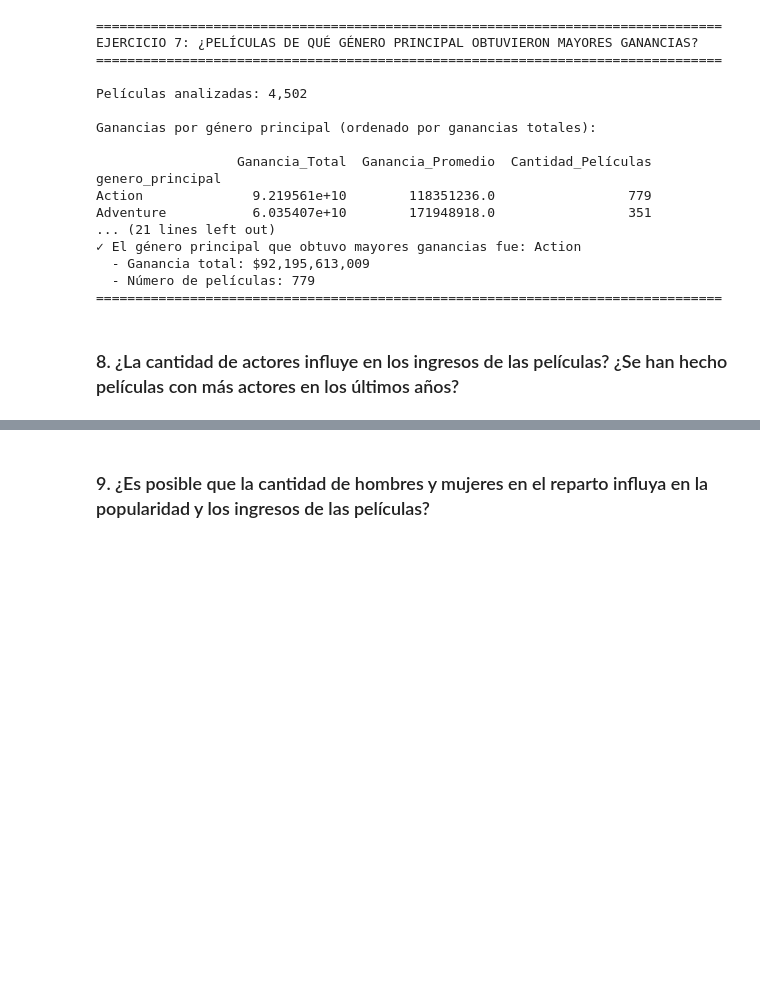
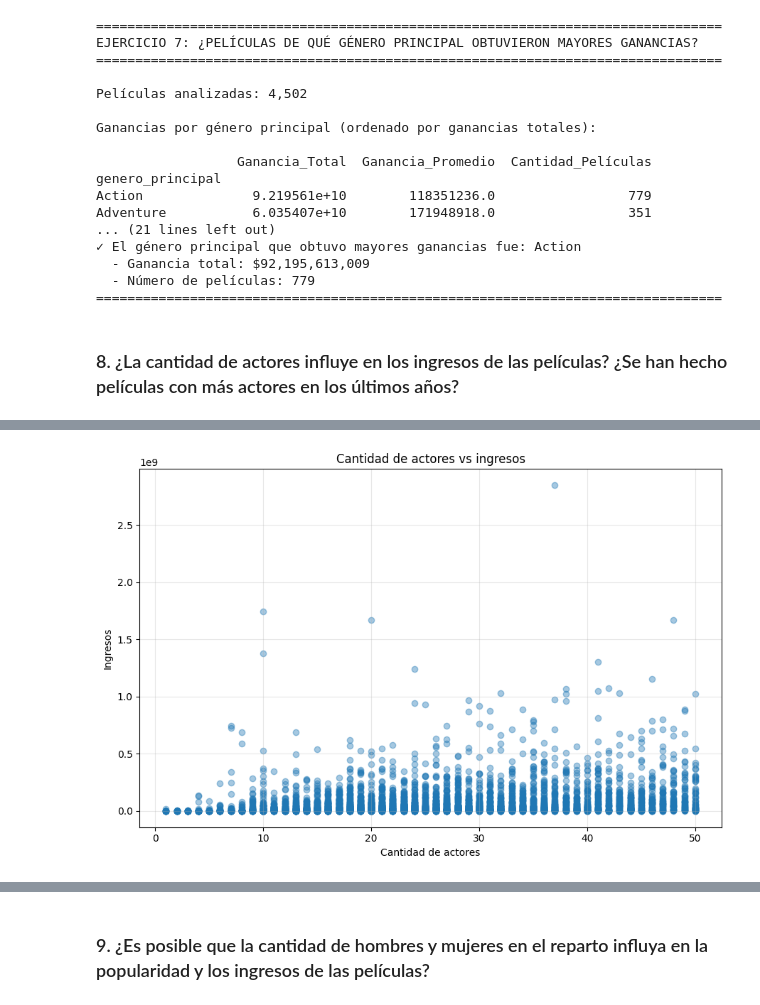
Before and after one commit to jcdiegolopez/MD-LAB01, a Jupyter notebook: main.ipynb, the cells around one changed output, grey strips where cells are left out. Saved outputs shown, nothing was run; the diff lists cells and outputs as text; code cells hidden in the pictures; blank space fills up the shorter version.

Commit message:
Ejercicio 4.8

```diff
--- a/main.ipynb
+++ b/main.ipynb
@@ -1172,3 +1172,98 @@ Adventure           6.035407e+10        171948918.0                 351
 ================================================================================
 # %% [markdown]
 ### 8. ¿La cantidad de actores influye en los ingresos de las películas? ¿Se han hecho películas con más actores en los últimos años?
+# %%
+
+
+print("=" * 80)
+print("EJERCICIO 8: CANTIDAD DE ACTORES")
+print("=" * 80)
+
+# ----------------------------------------------------------------------------
+# Preparación de datos
+# ----------------------------------------------------------------------------
+
+df = datos.copy()
+
+df = df[
+    (df['actorsAmount'] > 0) &
+    (df['actorsAmount'] <= 50) &
+    (df['revenue'] > 0)
+].copy()
+
+print(f"Películas analizadas: {len(df):,}")
+
+# ----------------------------------------------------------------------------
+# PARTE 1
+# ----------------------------------------------------------------------------
+
+print("\nRelación entre cantidad de actores e ingresos")
+
+# Correlación
+corr_spearman, _ = spearmanr(df['actorsAmount'], df['revenue'])
+print(f"Correlación Spearman: {corr_spearman:.4f}")
+
+# Se agrupa por rangos de cantidad de actores
+df['grupo_actores'] = pd.cut(
+    df['actorsAmount'],
+    bins=[0, 5, 10, 20, 50],
+    labels=['1–5', '6–10', '11–20', '21–50']
+)
+
+resumen = df.groupby('grupo_actores')['revenue'].agg(
+    Mediana_Ingresos='median',
+    Cantidad_Películas='count'
+)
+
+print("\nIngresos por grupo de actores (mediana):")
+print(resumen.to_string())
+
+# Gráfico simple
+plt.figure(figsize=(9,6))
+plt.scatter(df['actorsAmount'], df['revenue'], alpha=0.4)
+plt.xlabel('Cantidad de actores')
+plt.ylabel('Ingresos')
+plt.title('Cantidad de actores vs ingresos')
+plt.grid(alpha=0.3)
+plt.tight_layout()
+plt.show()
+
+# ----------------------------------------------------------------------------
+# PARTE 2: ¿Se hacen películas con más actores en los últimos años?
+# ----------------------------------------------------------------------------
+
+print("\nEvolución del número de actores")
+
+df_tiempo = df[df['releaseYear'] >= 1980]
+
+actores_por_año = df_tiempo.groupby('releaseYear')['actorsAmount'].mean()
+
+plt.figure(figsize=(11,6))
+plt.plot(actores_por_año.index, actores_por_año, marker='o')
+plt.xlabel('Año')
+plt.ylabel('Promedio de actores')
+plt.title('Evolución de la cantidad de actores por película')
+plt.grid(alpha=0.3)
+plt.tight_layout()
+plt.show()
+
+# Comparación primeros vs últimos 10 años
+primeros = actores_por_año.head(10).mean()
+ultimos = actores_por_año.tail(10).mean()
+
+print(f"\nPromedio actores primeros años: {primeros:.2f}")
+print(f"Promedio actores últimos años:  {ultimos:.2f}")
+print(f"Diferencia: {ultimos - primeros:.2f}")
+
+# ----------------------------------------------------------------------------
+# RESUMEN
+# ----------------------------------------------------------------------------
+
+print("\n" + "=" * 80)
+print("RESUMEN")
+print("=" * 80)
+print(f"Correlación Spearman: {corr_spearman:.4f} (correlación positiva moderada)")
+tendencia = "aumentó" if (ultimos - primeros) > 0 else "disminuyó"
+print(f"El tamaño promedio del elenco {tendencia} {abs(ultimos - primeros):.2f} actores")
+print("=" * 80)
+# %% [output]
@@ -1174,0 +1285 @@ Adventure           6.035407e+10        171948918.0                 351
+[figure, added]
```
Also changed, not shown: parts of 2 cells of this notebook.
